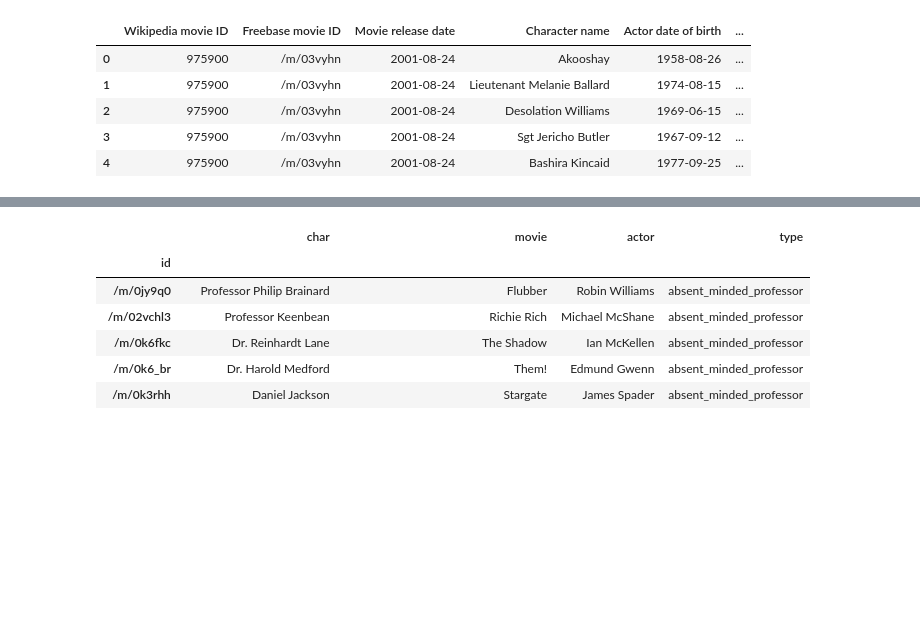
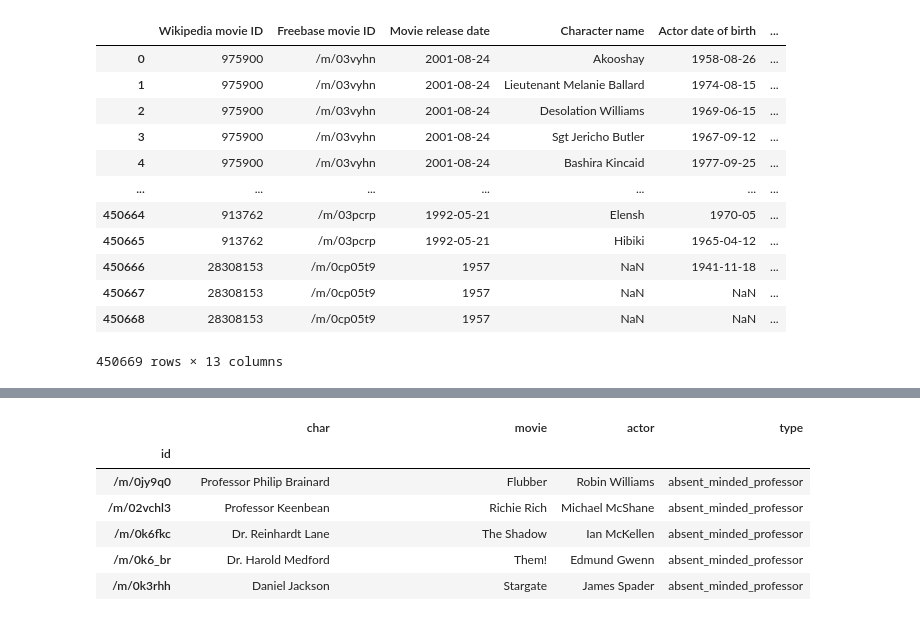
Before and after one commit to epfl-ada/ada-2022-project-pythonistrash, a Jupyter notebook: src/character_analysis.ipynb, the cells around one changed output, grey strips where cells are left out. Saved outputs shown, nothing was run; the diff lists cells and outputs as text; code cells hidden in the pictures; blank space fills up the shorter version.

```diff
--- a/src/character_analysis.ipynb
+++ b/src/character_analysis.ipynb
@@ -16,13 +16,20 @@ names_char = ['Wikipedia movie ID',
           'Freebase character ID',
           'Freebase actor ID']
 
-characters_metadata = pd.read_csv('MovieSummaries/character.metadata.tsv', sep='\t', names = names_char)
+characters_metadata = pd.read_csv('../data/character.metadata.tsv', sep='\t', names = names_char)
 # %%
-characters_metadata.head()
+characters_metadata
 # %% [output]
 |  | Wikipedia movie ID | Freebase movie ID | Movie release date | Character name | Actor date of birth | ... |
 | 0 | 975900 | /m/03vyhn | 2001-08-24 | Akooshay | 1958-08-26 | ... |
 | 1 | 975900 | /m/03vyhn | 2001-08-24 | Lieutenant Melanie Ballard | 1974-08-15 | ... |
 | 2 | 975900 | /m/03vyhn | 2001-08-24 | Desolation Williams | 1969-06-15 | ... |
 | 3 | 975900 | /m/03vyhn | 2001-08-24 | Sgt Jericho Butler | 1967-09-12 | ... |
 | 4 | 975900 | /m/03vyhn | 2001-08-24 | Bashira Kincaid | 1977-09-25 | ... |
+| ... | ... | ... | ... | ... | ... | ... |
+| 450664 | 913762 | /m/03pcrp | 1992-05-21 | Elensh | 1970-05 | ... |
+| 450665 | 913762 | /m/03pcrp | 1992-05-21 | Hibiki | 1965-04-12 | ... |
+| 450666 | 28308153 | /m/0cp05t9 | 1957 | NaN | 1941-11-18 | ... |
+| 450667 | 28308153 | /m/0cp05t9 | 1957 | NaN | NaN | ... |
+| 450668 | 28308153 | /m/0cp05t9 | 1957 | NaN | NaN | ... |
+450669 rows × 13 columns
```
Also changed, not shown: parts of 23 cells of this notebook, 1 other file.
